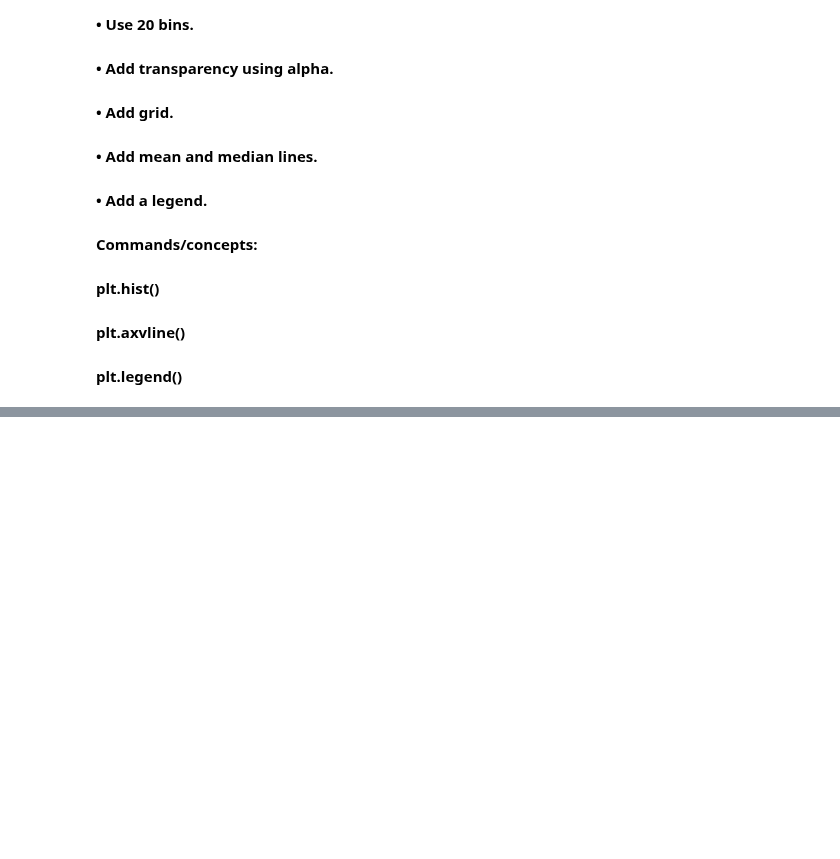
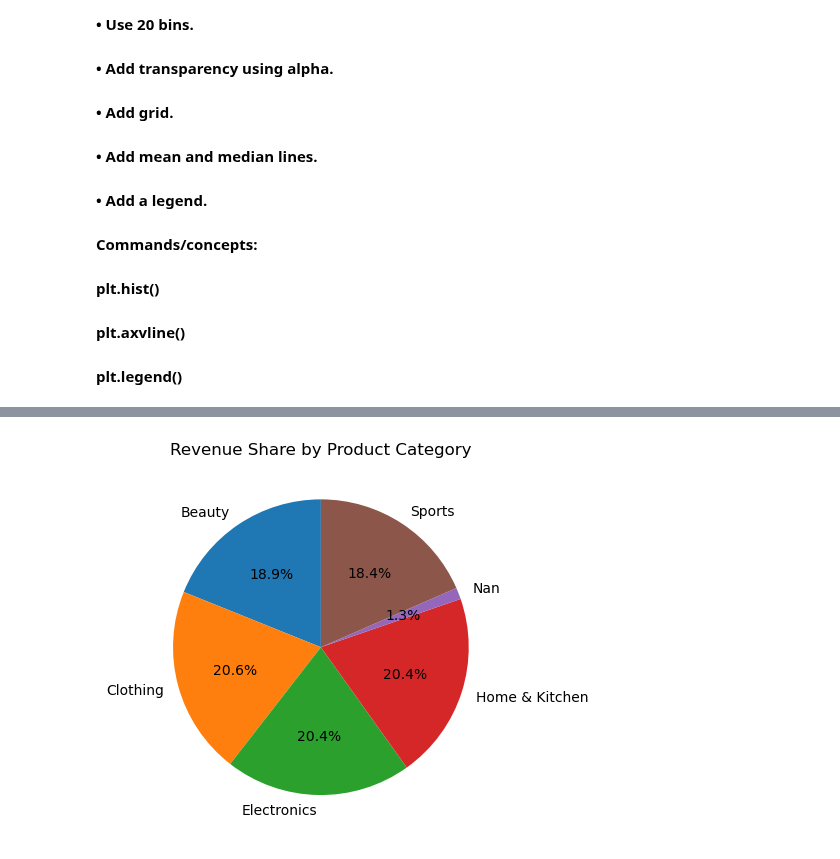
Before and after one commit to rohitdeore2151/python-daily-task, a Jupyter notebook: Task 41 Matplotlib — 15 Visualization Questions.ipynb, the cells around one changed output, grey strips where cells are left out. Cells and saved outputs as stored; diff of their text form; code cells hidden in the pictures; blank space fills up the shorter version.

```diff
--- a/Task 41 Matplotlib — 15 Visualization Questions.ipynb
+++ b/Task 41 Matplotlib — 15 Visualization Questions.ipynb
@@ -183,0 +300,19 @@ plt.show()
+# %%
+# Calculate total revenue for each product category
+category_revenue = df.groupby('product_category')['revenue'].sum()
+
+# Create pie chart
+plt.pie(
+    category_revenue.values,
+    labels=category_revenue.index,
+    autopct='%1.1f%%',
+    startangle=90
+)
+
+# Add title
+plt.title('Revenue Share by Product Category')
+
+# Display chart
+plt.show()
+# %% [output]
+[figure, added]
```
Also changed, not shown: parts of 20 cells of this notebook.
